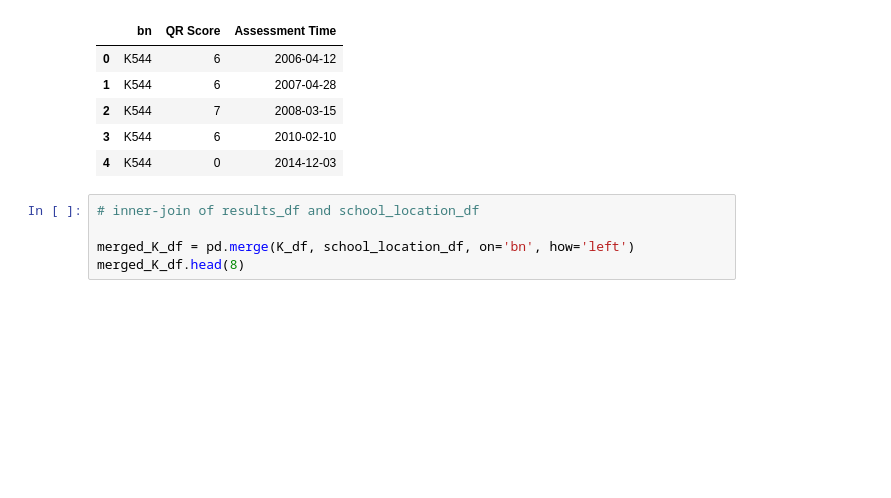
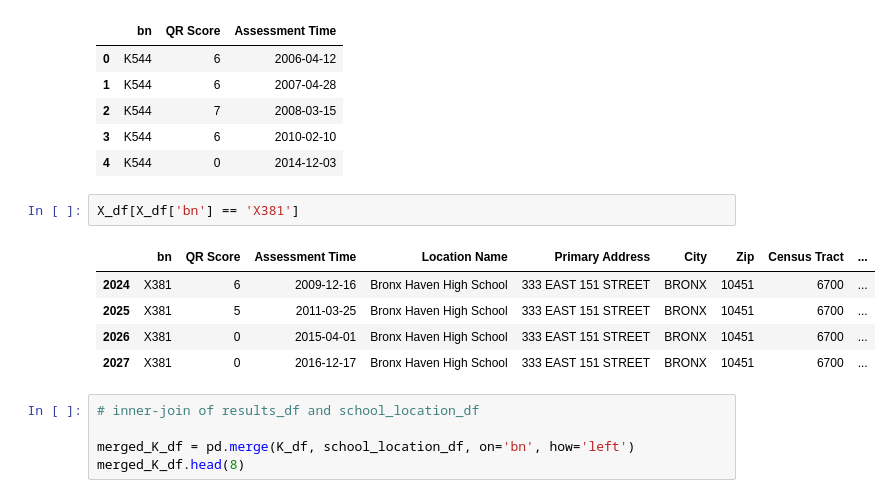
Before and after one commit to tali0n-git/NYC_Public_Schools_Analysis, a Jupyter notebook: School_Data_Analysis_Notebooks/QualityReviewRatings_2005-2020_EDA.ipynb, the cells around one changed output. Drawn from its saved outputs; the diff is of its cells as text; blank space fills up the shorter version.

Commit message:
Checking one school from the X_df data; 'X381' contains two valid QR scores and two 0's.

```diff
--- a/School_Data_Analysis_Notebooks/QualityReviewRatings_2005-2020_EDA.ipynb
+++ b/School_Data_Analysis_Notebooks/QualityReviewRatings_2005-2020_EDA.ipynb
@@ -787,6 +787,14 @@ K_df.head()
 | 2 | K544 | 7 | 2008-03-15 |
 | 3 | K544 | 6 | 2010-02-10 |
 | 4 | K544 | 0 | 2014-12-03 |
+# %%
+X_df[X_df['bn'] == 'X381']
+# %% [output]
+|  | bn | QR Score | Assessment Time | Location Name | Primary Address | City | Zip | Census Tract | ... |
+| 2024 | X381 | 6 | 2009-12-16 | Bronx Haven High School | 333 EAST 151 STREET | BRONX | 10451 | 6700 | ... |
+| 2025 | X381 | 5 | 2011-03-25 | Bronx Haven High School | 333 EAST 151 STREET | BRONX | 10451 | 6700 | ... |
+| 2026 | X381 | 0 | 2015-04-01 | Bronx Haven High School | 333 EAST 151 STREET | BRONX | 10451 | 6700 | ... |
+| 2027 | X381 | 0 | 2016-12-17 | Bronx Haven High School | 333 EAST 151 STREET | BRONX | 10451 | 6700 | ... |
 # %%
 # inner-join of results_df and school_location_df
 
```
